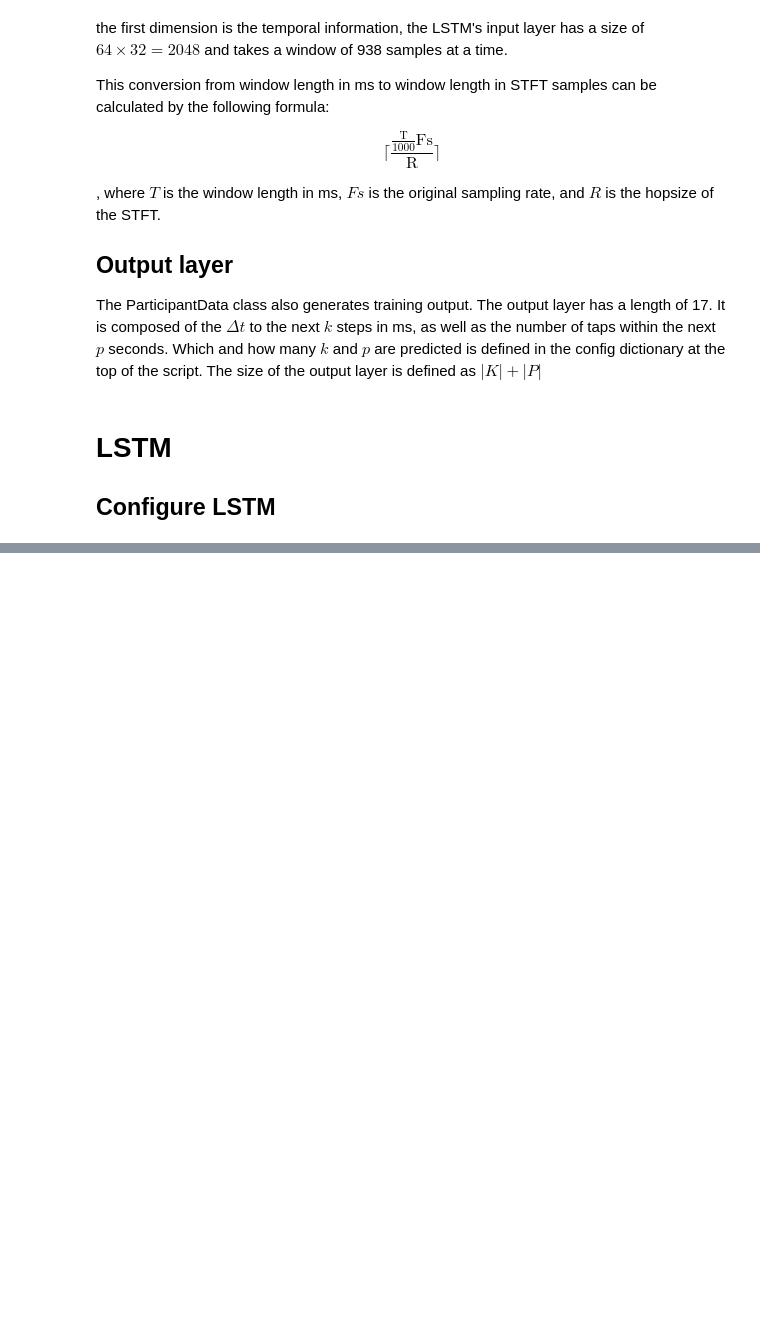
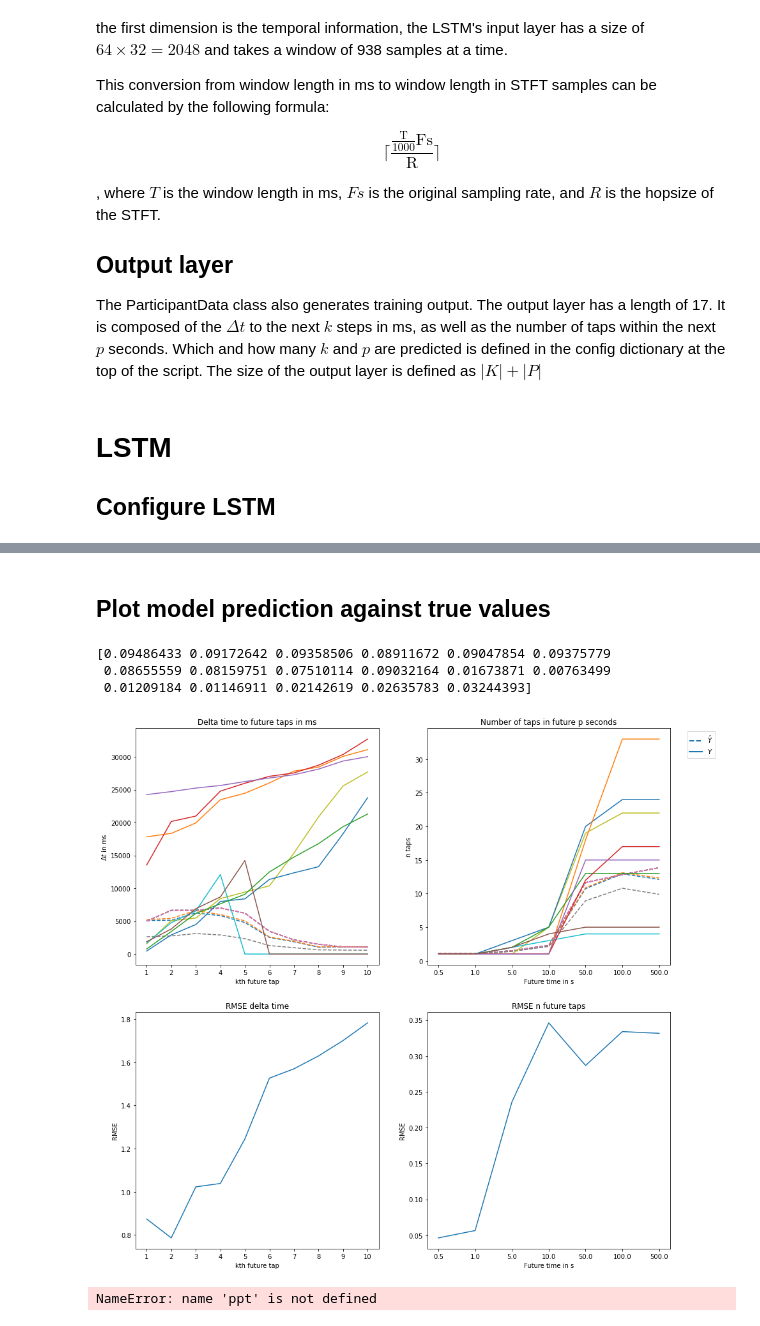
Before and after one commit to luka-ve/movement_prediction, a Jupyter notebook: Python/LSTM_movement_prediction.ipynb, the cells around one changed output, grey strips where cells are left out. Cells and saved outputs as stored; diff of their text form; code cells hidden in the pictures; blank space fills up the shorter version.

```diff
--- a/Python/LSTM_movement_prediction.ipynb
+++ b/Python/LSTM_movement_prediction.ipynb
@@ -309,3 +451,3 @@ _________________________________________________________________
 # %%
-model.fit(ppt1, epochs=3, steps_per_epoch=32, verbose=1)
+model.fit(ppt_train, epochs=3, steps_per_epoch=100, verbose=1)
 # %% [output]
@@ -328,4 +472,12 @@ print(_y)
+# %% [markdown]
+## Plot model prediction against true values
 # %%
-y_hat = model.predict(_x)
+_x, _y = ppt_train[0]
 
-print(y_hat.mean(axis=0))
+y_hat = model.predict_on_batch(_x)
+
+print(np.std(y_hat, axis=0))
+# %% [output]
+[0.09486433 0.09172642 0.09358506 0.08911672 0.09047854 0.09375779
+ 0.08655559 0.08159751 0.07510114 0.09032164 0.01673871 0.00763499
+ 0.01209184 0.01146911 0.02142619 0.02635783 0.03244393]
@@ -334,3 +484,65 @@ np.any(np.isnan(model.layers[0].weights[0].numpy()))
+# %%
+%matplotlib inline
+
+batch_id = np.arange(8)
+
+RMSE = np.sqrt(((y_hat - _y) ** 2).mean(0))
+
+fig, ((deltas_plt, n_taps_plt), (RMSE_deltas_plt, RMSE_ntaps_plt)) = plt.subplots(2, 2, figsize=(15, 15))
+
+# Generate rainbow colors
+colors = mpl.cm.rainbow
+
+
+# Mean plots
+deltas_plt.plot(10 ** y_hat[batch_id, 0:10].T, '--')
+#deltas_plt.fill_between(np.arange(len(config['delta_time_k'])),
+#                        10 ** np.min(y_hat[:, 0:10], axis=0),
+#                        10 ** np.max(y_hat[:, 0:10], axis=0))
+
+deltas_plt.plot(10 ** _y[batch_id, 0:10].T)
+deltas_plt.set(title='Delta time to future taps in ms',
+               xlabel='kth future tap',
+               ylabel='$\Delta t$ in ms')
+plt.sca(deltas_plt)
+plt.xticks(np.arange(len(config['delta_time_k'])), config['delta_time_k'])
+
+n_taps_plt.plot(10 ** y_hat[batch_id, 10:].T, '--')
+n_taps_plt.plot(10 ** _y[batch_id, 10:].T)
+n_taps_plt.set(title='Number of taps in future p seconds',
+               xlabel='Future time in s',
+               ylabel='n taps')
+plt.sca(n_taps_plt)
+plt.xticks(np.arange(len(config['tap_count_times_p'])), config['tap_count_times_p'])
+
+custom_legend_items = [mpl.lines.Line2D([0], [0], lw=2, ls='--'),
+                       mpl.lines.Line2D([0], [0], lw=2, ls='-')]
+plt.legend(custom_legend_items, [r'$\hat{Y}$', r'$Y$'], bbox_to_anchor=(1.2, 1), loc=1)
+
+
+
+# RMSE plots
+RMSE_deltas_plt.plot(RMSE[:10])
+RMSE_deltas_plt.set(title='RMSE delta time',
+               xlabel='kth future tap',
+               ylabel='RMSE')
+plt.sca(RMSE_deltas_plt)
+plt.xticks(np.arange(len(config['delta_time_k'])), config['delta_time_k'])
+
+RMSE_ntaps_plt.plot(RMSE[10:])
+RMSE_ntaps_plt.set(title='RMSE n future taps',
+               xlabel='Future time in s',
+               ylabel='RMSE')
+plt.sca(RMSE_ntaps_plt)
+plt.xticks(np.arange(len(config['tap_count_times_p'])), config['tap_count_times_p'])
+
+
+
+plt.show()
+# %% [output]
+[figure, added]
 # %%
-k = np.vstack([ppt1[i][1] for i in range(40)])
+k = np.vstack([ppt[i][1] for i in range(40)])
+# %% [output]
+NameError: name 'ppt' is not defined
 # %%
```
Also changed, not shown: parts of 25 cells of this notebook.
